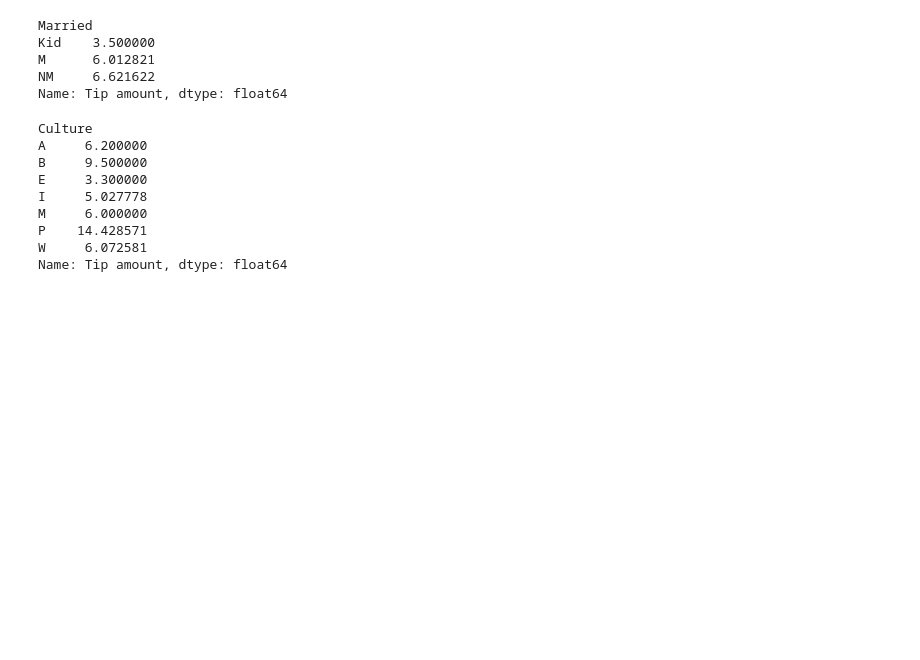
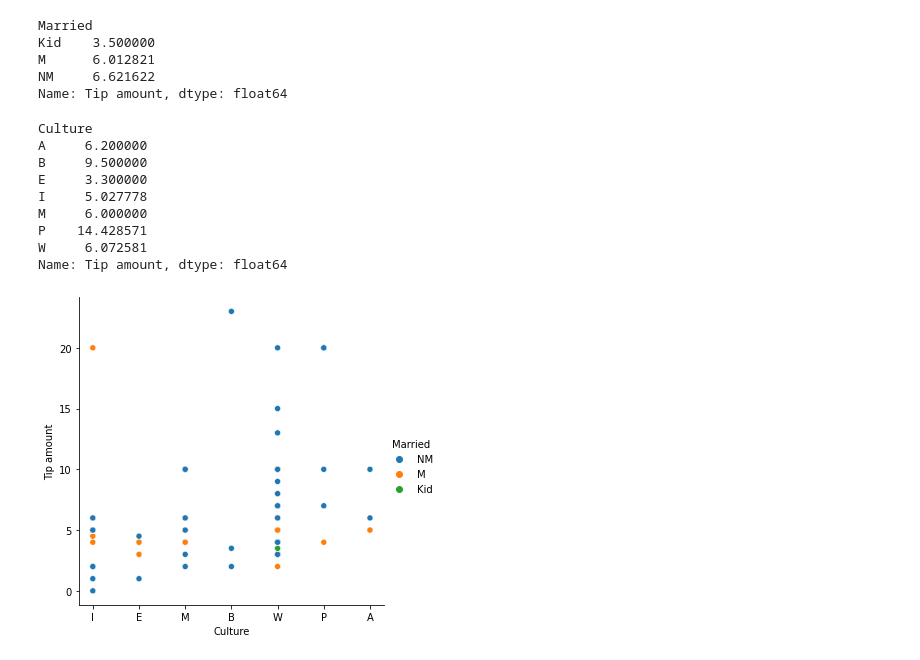
Before and after one commit to ingimar-eyfjord/Hair_tip_data_analysis, a Jupyter notebook: Hair_tip_data_analysis.ipynb, the cells around one changed output. Drawn from its saved outputs; the diff is of its cells as text; code cells hidden in the pictures; blank space fills up the shorter version.

```diff
--- a/Hair_tip_data_analysis.ipynb
+++ b/Hair_tip_data_analysis.ipynb
@@ -275,3 +275,8 @@ M     6.000000
 P    14.428571
 W     6.072581
 Name: Tip amount, dtype: float64
+# %%
+tips = HairCutBatch
+sns.relplot(x="Culture", y="Tip amount", hue="Married", data=tips);
+# %% [output]
+[figure, added]
```
Also changed, not shown: parts of 3 cells of this notebook.
